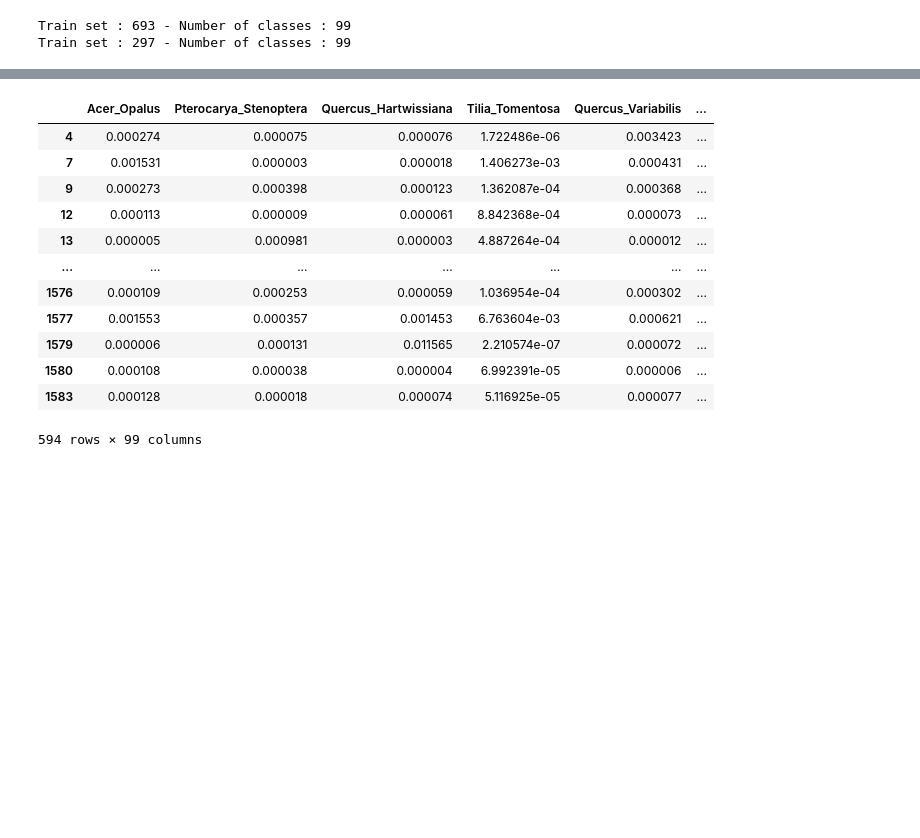
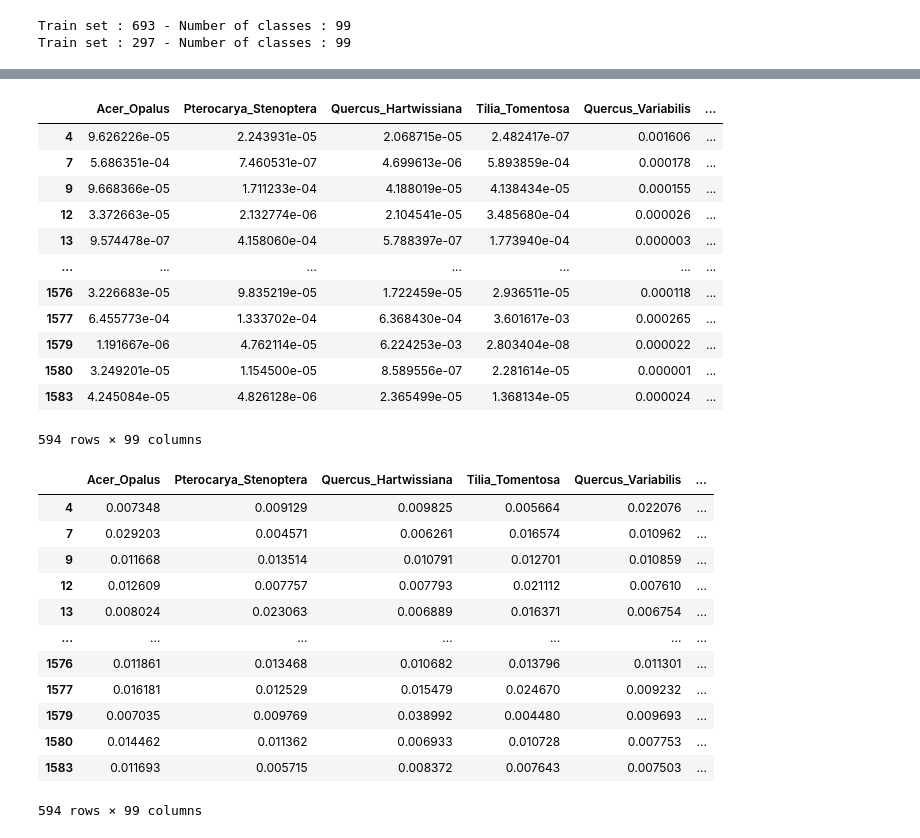
Before and after one commit to darhal/IFT603-LearningTechniques, a Jupyter notebook: Project/workspace.ipynb, the cells around one changed output, grey strips where cells are left out. Cells and saved outputs as stored; diff of their text form; code cells hidden in the pictures; blank space fills up the shorter version.

```diff
--- a/Project/workspace.ipynb
+++ b/Project/workspace.ipynb
@@ -232,15 +245,8 @@ Increase the number of iterations (max_iter) or scale the data as shown in:
 # %%
-from models.Models import *
-
-# Load Data
-test_dl = DataLoader("data/test.csv", class_col_name="id")
-test_dl.load()
-submission_set = test_dl.get_dataset()
-
 lc = LogisticClassifier(stand_trans=True)
 lc.train(dataset)
+probs, classes = lc.predict_probs(submission_set.features)
 
-probs, classes = lc.predict_probs(submission_set.features)
 df = pd.DataFrame(
     data=probs,
     columns=dl.classes,
@@ -250,18 +256,44 @@ display(df)
 df.to_csv("submissions/logi_submission.csv", index_label="id")
 # %% [output]
 |  | Acer_Opalus | Pterocarya_Stenoptera | Quercus_Hartwissiana | Tilia_Tomentosa | Quercus_Variabilis | ... |
-| 4 | 0.000274 | 0.000075 | 0.000076 | 1.722486e-06 | 0.003423 | ... |
-| 7 | 0.001531 | 0.000003 | 0.000018 | 1.406273e-03 | 0.000431 | ... |
-| 9 | 0.000273 | 0.000398 | 0.000123 | 1.362087e-04 | 0.000368 | ... |
-| 12 | 0.000113 | 0.000009 | 0.000061 | 8.842368e-04 | 0.000073 | ... |
-| 13 | 0.000005 | 0.000981 | 0.000003 | 4.887264e-04 | 0.000012 | ... |
+| 4 | 9.626226e-05 | 2.243931e-05 | 2.068715e-05 | 2.482417e-07 | 0.001606 | ... |
+| 7 | 5.686351e-04 | 7.460531e-07 | 4.699613e-06 | 5.893859e-04 | 0.000178 | ... |
+| 9 | 9.668366e-05 | 1.711233e-04 | 4.188019e-05 | 4.138434e-05 | 0.000155 | ... |
+| 12 | 3.372663e-05 | 2.132774e-06 | 2.104541e-05 | 3.485680e-04 | 0.000026 | ... |
+| 13 | 9.574478e-07 | 4.158060e-04 | 5.788397e-07 | 1.773940e-04 | 0.000003 | ... |
 | ... | ... | ... | ... | ... | ... | ... |
-| 1576 | 0.000109 | 0.000253 | 0.000059 | 1.036954e-04 | 0.000302 | ... |
-| 1577 | 0.001553 | 0.000357 | 0.001453 | 6.763604e-03 | 0.000621 | ... |
-| 1579 | 0.000006 | 0.000131 | 0.011565 | 2.210574e-07 | 0.000072 | ... |
-| 1580 | 0.000108 | 0.000038 | 0.000004 | 6.992391e-05 | 0.000006 | ... |
-| 1583 | 0.000128 | 0.000018 | 0.000074 | 5.116925e-05 | 0.000077 | ... |
+| 1576 | 3.226683e-05 | 9.835219e-05 | 1.722459e-05 | 2.936511e-05 | 0.000118 | ... |
+| 1577 | 6.455773e-04 | 1.333702e-04 | 6.368430e-04 | 3.601617e-03 | 0.000265 | ... |
+| 1579 | 1.191667e-06 | 4.762114e-05 | 6.224253e-03 | 2.803404e-08 | 0.000022 | ... |
+| 1580 | 3.249201e-05 | 1.154500e-05 | 8.589556e-07 | 2.281614e-05 | 0.000001 | ... |
+| 1583 | 4.245084e-05 | 4.826128e-06 | 2.365499e-05 | 1.368134e-05 | 0.000024 | ... |
 594 rows × 99 columns
+# %%
+svm = SupportVectorMachine(stand_trans=True)
+svm.train(dataset)
+probs, classes = svm.predict_probs(submission_set.features)
+
+df = pd.DataFrame(
+    data=probs,
+    columns=dl.classes,
+    index=test_dl.classes
+)
+display(df)
+df.to_csv("submissions/svm_submission.csv", index_label="id")
+# %% [output]
+|  | Acer_Opalus | Pterocarya_Stenoptera | Quercus_Hartwissiana | Tilia_Tomentosa | Quercus_Variabilis | ... |
+| 4 | 0.007348 | 0.009129 | 0.009825 | 0.005664 | 0.022076 | ... |
+| 7 | 0.029203 | 0.004571 | 0.006261 | 0.016574 | 0.010962 | ... |
+| 9 | 0.011668 | 0.013514 | 0.010791 | 0.012701 | 0.010859 | ... |
+| 12 | 0.012609 | 0.007757 | 0.007793 | 0.021112 | 0.007610 | ... |
+| 13 | 0.008024 | 0.023063 | 0.006889 | 0.016371 | 0.006754 | ... |
+| ... | ... | ... | ... | ... | ... | ... |
+| 1576 | 0.011861 | 0.013468 | 0.010682 | 0.013796 | 0.011301 | ... |
+| 1577 | 0.016181 | 0.012529 | 0.015479 | 0.024670 | 0.009232 | ... |
+| 1579 | 0.007035 | 0.009769 | 0.038992 | 0.004480 | 0.009693 | ... |
+| 1580 | 0.014462 | 0.011362 | 0.006933 | 0.010728 | 0.007753 | ... |
+| 1583 | 0.011693 | 0.005715 | 0.008372 | 0.007643 | 0.007503 | ... |
+594 rows × 99 columns
 # %%
 mlp = MultiLayerPerceptron(stand_trans=True)
 mlp.train(dataset)
```
Also changed, not shown: parts of 9 cells of this notebook, 8 other files.
